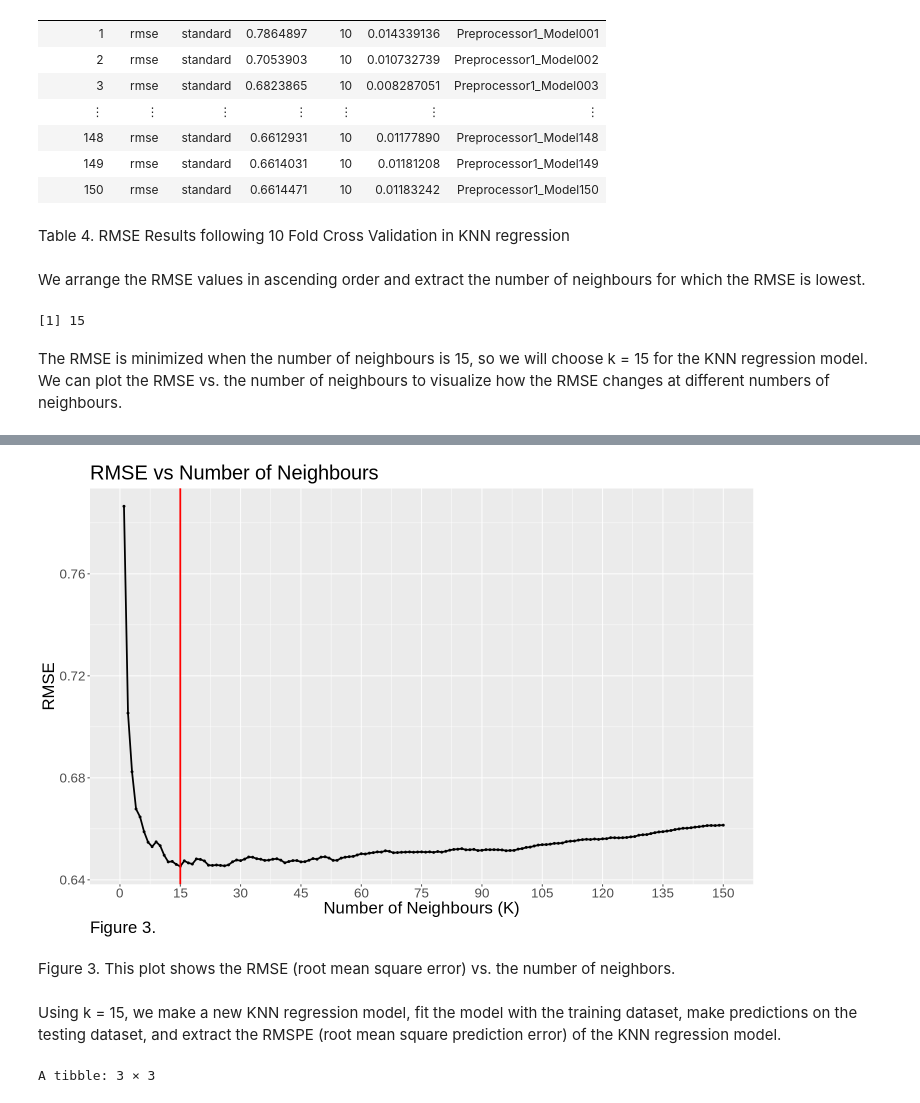
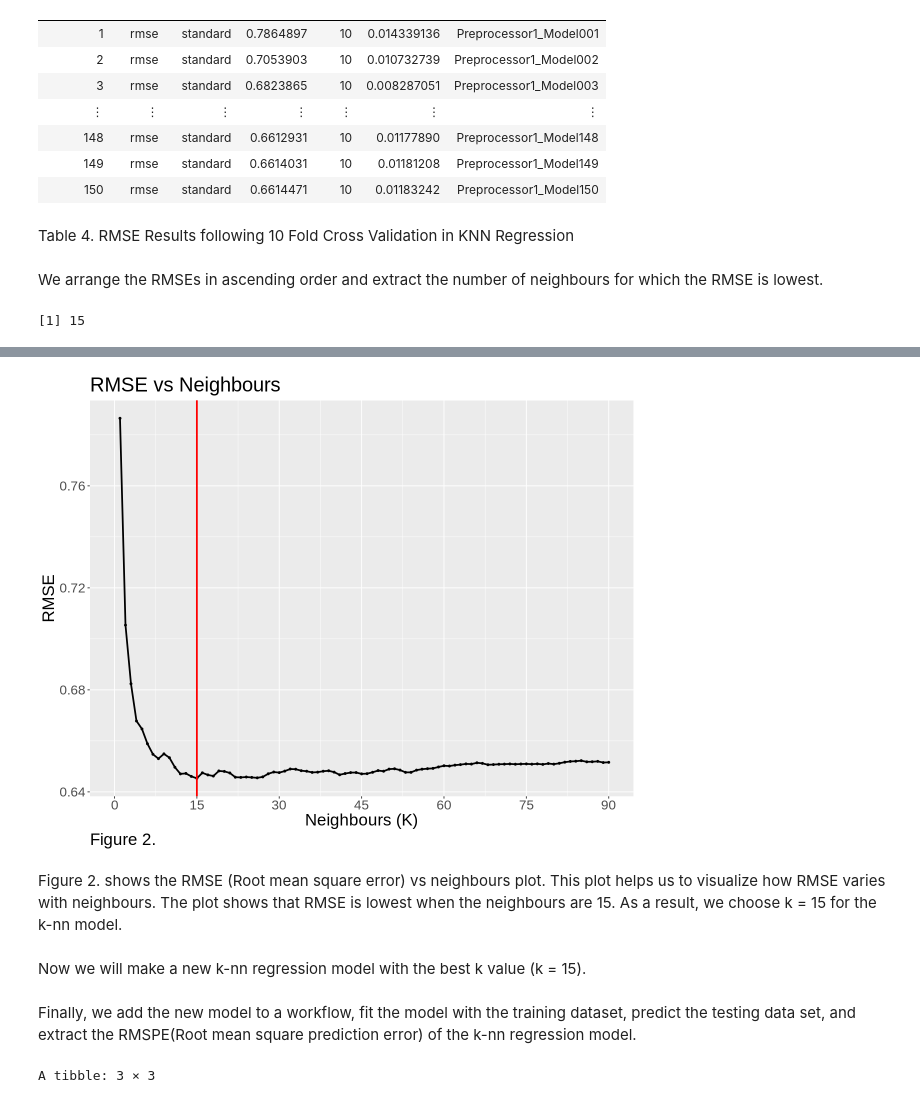
Before and after one commit to aleong2004/Wine-Quality-Prediction, a Jupyter notebook: Project.ipynb, the cells around one changed output, grey strips where cells are left out. Cells and saved outputs as stored; diff of their text form; code cells hidden in the pictures.

```diff
--- a/Project.ipynb
+++ b/Project.ipynb
@@ -212,9 +186,9 @@ A tibble: 150 × 7
 | 149 | rmse | standard | 0.6614031 | 10 | 0.01181208 | Preprocessor1_Model149 |
 | 150 | rmse | standard | 0.6614471 | 10 | 0.01183242 | Preprocessor1_Model150 |
 # %% [markdown]
-Table 4. RMSE Results following 10 Fold Cross Validation in KNN regression
+Table 4. RMSE Results following 10 Fold Cross Validation in KNN Regression
 # %% [markdown]
-We arrange the RMSE values in ascending order and extract the number of neighbours for which the RMSE is lowest.
+We arrange the RMSEs in ascending order and extract the number of neighbours for which the RMSE is lowest.
 # %%
 # GETTING K FOR WHICH THE RMSE IS LOWEST.
 wine_knn_min <- wine_results_knn |>
@@ -222,23 +196,21 @@ wine_knn_min <- wine_results_knn |>
                 head(1) |>
                 pull(neighbors)
 wine_knn_min
+# PLOTTING RMSE VS NEIGHBOURS TO VISUALISE WHERE RMSE IS LOWEST.
+options(repr.plot.width = 10, repr.plot.height = 8)
+wine_k_plot <- wine_results_knn |>
+    ggplot(aes(x = neighbors, y = mean)) +
+    geom_point(size = 1) +
+    geom_line(size = 1) +
+    geom_vline(xintercept = 15, colour = "red", size = 1) +
+    labs(x = "Neighbours (K)",
+         y = "RMSE",
+         title = "RMSE vs Neighbours ", captions = "Figure 2.") +
+    theme(text = element_text(size = 20),
+          plot.caption = element_text(size = 20, hjust = 0)) +
+        scale_x_continuous(breaks = c(0,15,30,45,60,75,90), lim= c(0,90))
 # %% [output]
 [1] 15
-# %% [markdown]
-The RMSE is minimized when the number of neighbours is 15, so we will choose k = 15 for the KNN regression model. We can plot the RMSE vs. the number of neighbours to visualize how the RMSE changes at different numbers of neighbours.
 # %%
-# PLOTTING RMSE VS NEIGHBOURS TO VISUALISE RMSE VS NEIGHBOURS.
-options(repr.plot.width = 12, repr.plot.height = 8)
-wine_k_plot <- wine_results_knn |>
-    ggplot(aes(x = neighbors, y = mean)) +
-    geom_point(size = 1) +
-    geom_line(size = 1) +
-    geom_vline(xintercept = 15, colour = "red", size = 1) +
-    labs(x = "Number of Neighbours (K)",
-         y = "RMSE",
-         title = "RMSE vs Number of Neighbours ", captions = "Figure 3.") +
-    theme(text = element_text(size = 20),
-          plot.caption = element_text(size = 20, hjust = 0)) +
-    scale_x_continuous(breaks = c(0,15,30,45,60,75,90,105,120,135,150), lim= c(0,150))
 wine_k_plot
 # %% [output]
@@ -245,8 +221,10 @@ wine_k_plot
-[figure, old version]
+[figure, new version]
 # %% [markdown]
-Figure 3. This plot shows the RMSE (root mean square error) vs. the number of neighbors.
+Figure 2. shows the RMSE (Root mean square error) vs neighbours plot. This plot helps us to visualize how RMSE varies with neighbours. The plot shows that RMSE is lowest when the neighbours are 15. As a result, we choose k = 15 for the k-nn model.
+# %% [markdown]
+Now we will make a new k-nn regression model with the best k value (k = 15).
 # %% [markdown]
-Using k = 15, we make a new KNN regression model, fit the model with the training dataset, make predictions on the testing dataset, and extract the RMSPE (root mean square prediction error) of the KNN regression model.
+Finally, we add the new model to a workflow, fit the model with the training dataset, predict the testing data set, and extract the RMSPE(Root mean square prediction error) of the k-nn regression model.
 # %%
 # MAKING THE K-NN MODEL WITH IDEAL NUMBER OF NEIGHBOURS.
 wine_best_spec_knn <- nearest_neighbor(weight_func = "rectangular", neighbors = wine_knn_min) |>
```
Also changed, not shown: parts of 34 cells of this notebook.
